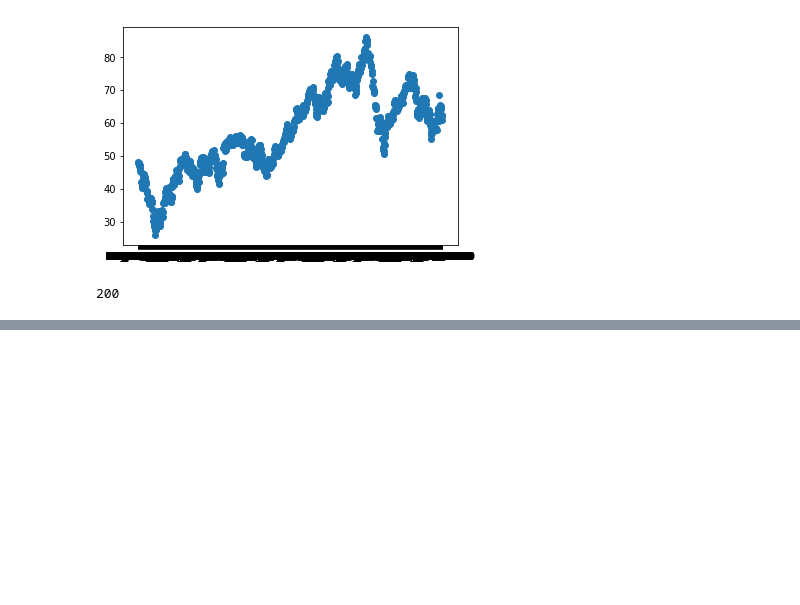
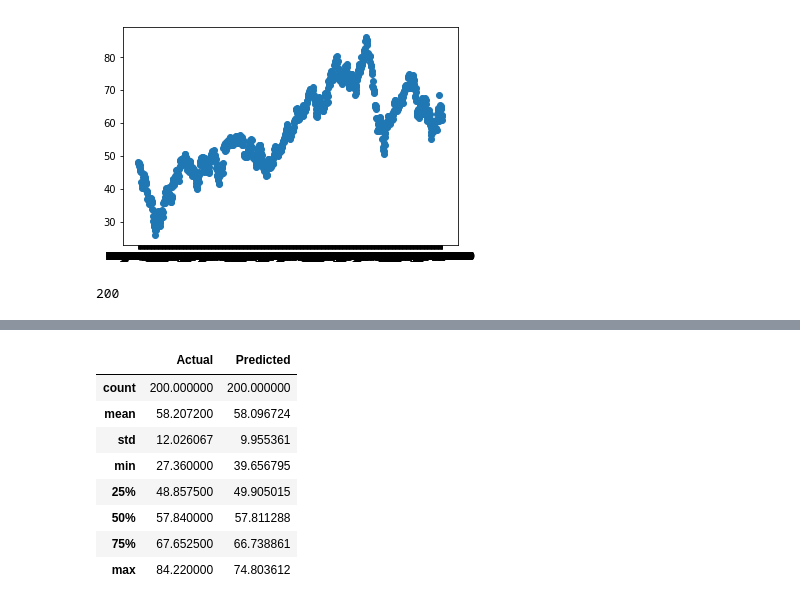
Before and after one commit to avikravi/pythonProblems, a Jupyter notebook: 0_Notes/Machine Learning - Brent Crude Prices.ipynb, the cells around one changed output, grey strips where cells are left out. Cells and saved outputs as stored; diff of their text form; code cells hidden in the pictures; blank space fills up the shorter version.

```diff
--- a/0_Notes/Machine Learning - Brent Crude Prices.ipynb
+++ b/0_Notes/Machine Learning - Brent Crude Prices.ipynb
@@ -84,0 +99,12 @@ ValueError: could not convert string to float: 'Jul 10, 2018'
+# %%
+df2.describe()
+# %% [output]
+|  | Actual | Predicted |
+| count | 200.000000 | 200.000000 |
+| mean | 58.207200 | 58.096724 |
+| std | 12.026067 | 9.955361 |
+| min | 27.360000 | 39.656795 |
+| 25% | 48.857500 | 49.905015 |
+| 50% | 57.840000 | 57.811288 |
+| 75% | 67.652500 | 66.738861 |
+| max | 84.220000 | 74.803612 |
```
Also changed, not shown: parts of 10 cells of this notebook.
